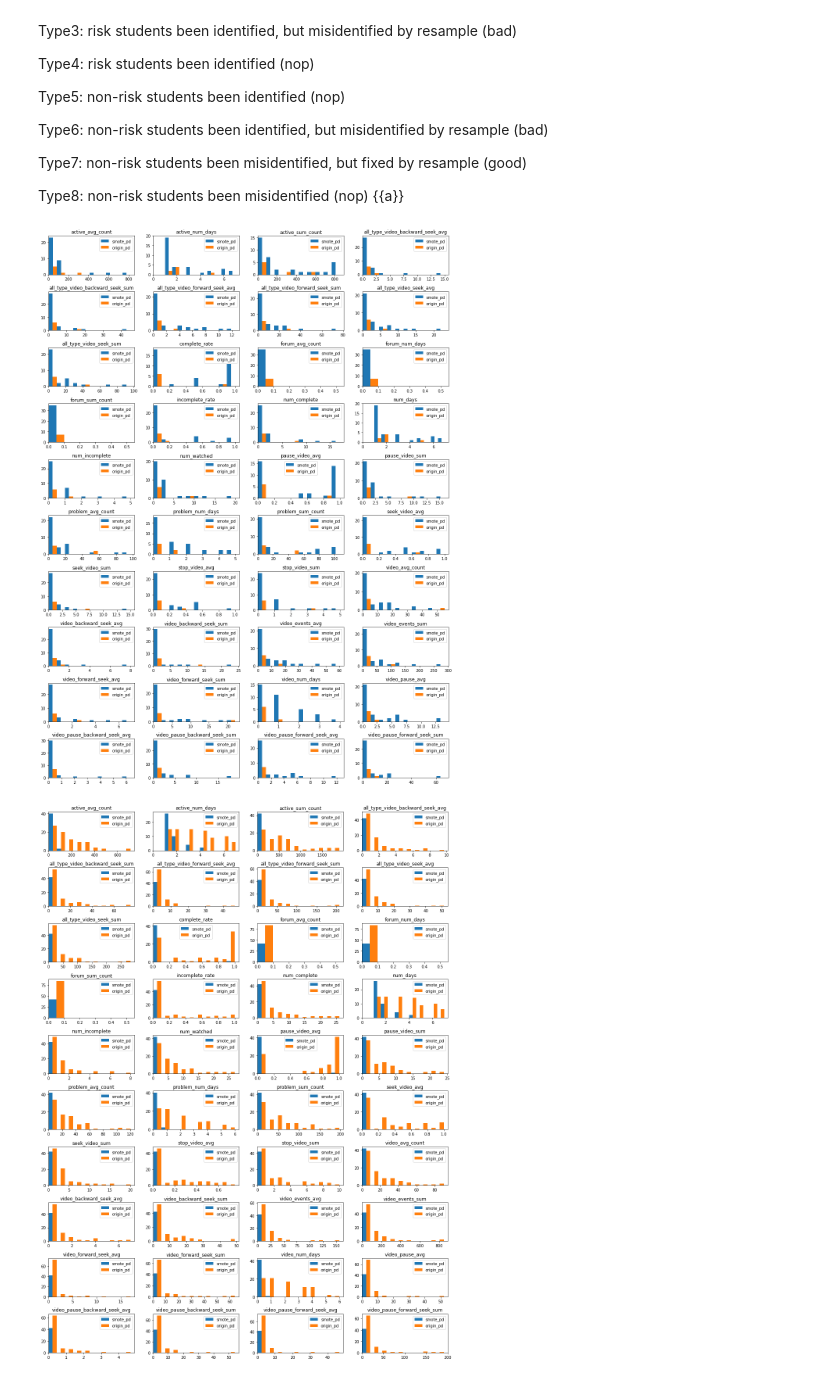
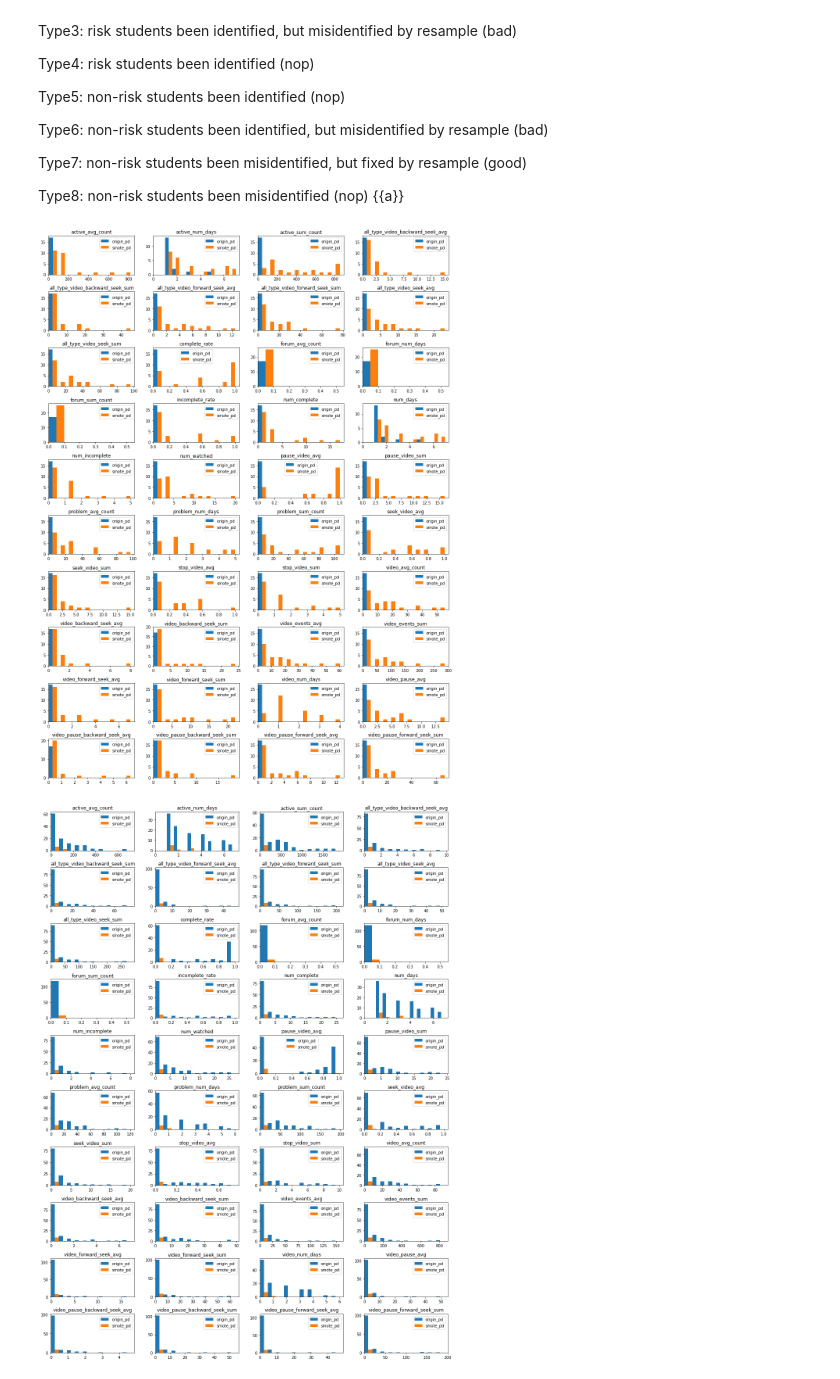
Before and after one commit to owen198/kslab, a Jupyter notebook: ds_comparision/ROC Curve - NCUx_PRE.ipynb, the cells around one changed output. Cells and saved outputs as stored; diff of their text form; code cells hidden in the pictures.

```diff
--- a/ds_comparision/ROC Curve - NCUx_PRE.ipynb
+++ b/ds_comparision/ROC Curve - NCUx_PRE.ipynb
@@ -331,9 +331,9 @@ fig, axes = plt.subplots(10,4, figsize=(15, 20))
 bins=10
 a = axes.ravel()
 for idx,ax in enumerate(a):
-    ax.hist([smote_pd[list(smote_pd)[idx]].values,
-             origin_pd[list(origin_pd)[idx]].values],
-            label=['smote_pd', 'origin_pd'],
+    ax.hist([origin_pd[list(origin_pd)[idx]].values,
+            smote_pd[list(smote_pd)[idx]].values],
+            label=['origin_pd','smote_pd'],
             bins=bins,
             rwidth=10.0)
 
@@ -348,33 +348,33 @@ plt.tight_layout()
 image_name = './images/' + datasets + '_' + 'smote_identified' + '.png'
 plt.savefig(image_name, dpi=300)
 # %% [output]
-[figure, old version]
+[figure, new version]
 # %%
-origin_pd = temp_pd.ix[(temp_pd['class']==False) & (temp_pd['original'] == 0.0) & (temp_pd['smote'] == 0.0)]
-smote_pd = temp_pd.ix[(temp_pd['class']==False) & (temp_pd['original'] == 0.0) & (temp_pd['smote'] == 1.0)]
+origin_pd_t5 = temp_pd.ix[(temp_pd['class']==False) & (temp_pd['original'] == 0.0) & (temp_pd['smote'] == 0.0)]
+smote_pd_t6 = temp_pd.ix[(temp_pd['class']==False) & (temp_pd['original'] == 0.0) & (temp_pd['smote'] == 1.0)]
 # %%
 titles = list(origin_pd)
 
 fig, axes = plt.subplots(10,4, figsize=(15, 20))
 bins=10
 a = axes.ravel()
 for idx,ax in enumerate(a):
-    ax.hist([smote_pd[list(smote_pd)[idx]].values,
-             origin_pd[list(origin_pd)[idx]].values],
-            label=['smote_pd', 'origin_pd'],
+    ax.hist([origin_pd_t5[list(origin_pd_t5)[idx]].values,
+            smote_pd_t6[list(smote_pd_t6)[idx]].values],
+            label=['origin_pd','smote_pd'],
             bins=bins,
             rwidth=10.0)
 
     ax.legend()
     ax.set_title(titles[idx])
     #ax.set_xlabel(xaxes[idx])
     #ax.set_ylabel(yaxes[idx])
     ax.set_xlim(left=0)
     #plt.legend()
 
 plt.tight_layout()
 
 image_name = './images/' + datasets + '_' + 'smote_misidentified' + '.png'
 plt.savefig(image_name, dpi=300)
 # %% [output]
-[figure, old version]
+[figure, new version]
```
Also changed, not shown: parts of 7 cells of this notebook, 7 other files.
